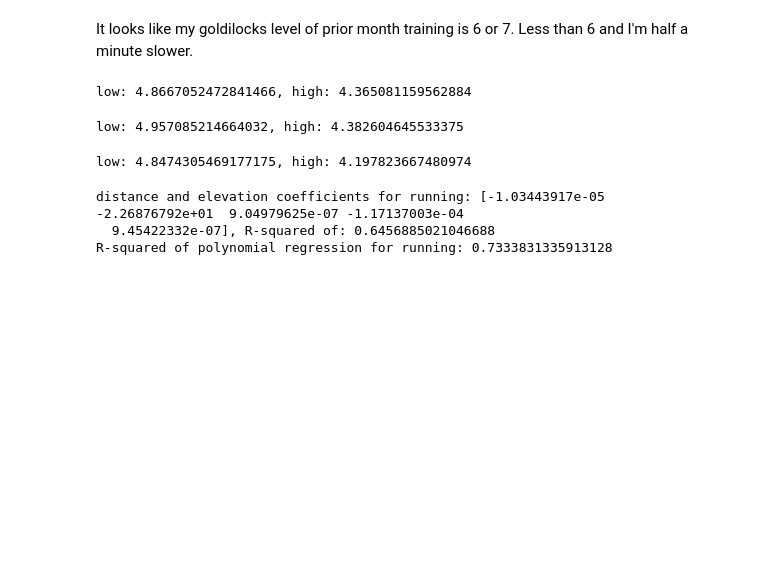
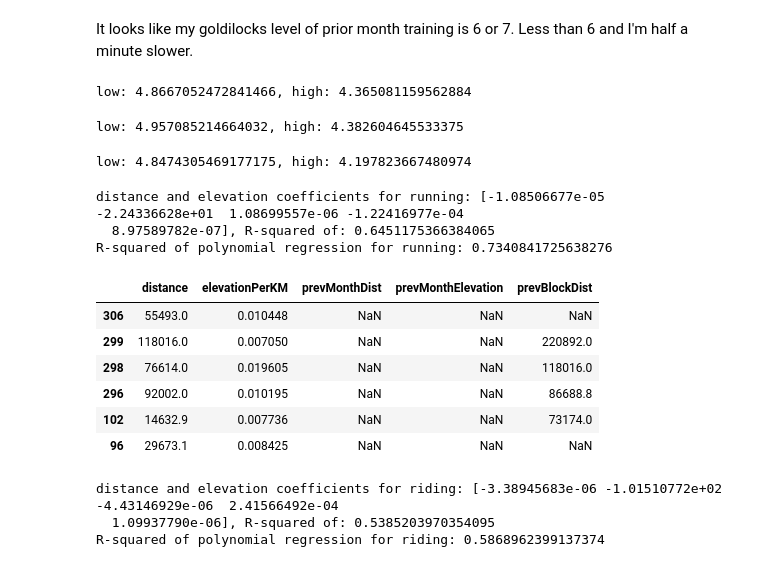
Before and after one commit to dougiebudge/stravaExperiment, a Jupyter notebook: explore.ipynb, the cells around one changed output. Saved outputs shown, nothing was run; the diff lists cells and outputs as text; code cells hidden in the pictures; blank space fills up the shorter version.

```diff
--- a/explore.ipynb
+++ b/explore.ipynb
@@ -464,10 +464,11 @@ print("low: {}, high: {}".format(low_load["pace"].mean(),high_load["pace"].mean(
 # %% [output]
 low: 4.8474305469177175, high: 4.197823667480974
 # %%
+runs= df.loc[df["type"]=="Run"]
 runsData= runs[["distance","elevationPerKM","prevMonthDist","prevMonthElevation","prevBlockDist"]]
-runsData.prevMonthDist.fillna(runsData.prevMonthDist.median(), inplace=True)
-runsData.prevMonthElevation.fillna(runsData.prevMonthElevation.median(), inplace=True)
-runsData.prevBlockDist.fillna(runsData.prevBlockDist.median(), inplace=True)
+runsData.prevMonthDist.fillna(0, inplace=True)
+runsData.prevMonthElevation.fillna(0, inplace=True)
+runsData.prevBlockDist.fillna(0, inplace=True)
 X=runsData
 y=runs["average_speed"]
 regr.fit(X,y)
@@ -475,6 +476,36 @@ model.fit(X,y)
 print("distance and elevation coefficients for running: {}, R-squared of: {}".format(regr.coef_,regr.score(X,y)))
 print("R-squared of polynomial regression for running: {}".format(model.score(X,y)))
 # %% [output]
-distance and elevation coefficients for running: [-1.03443917e-05 -2.26876792e+01  9.04979625e-07 -1.17137003e-04
-  9.45422332e-07], R-squared of: 0.6456885021046688
-R-squared of polynomial regression for running: 0.7333831335913128
+distance and elevation coefficients for running: [-1.08506677e-05 -2.24336628e+01  1.08699557e-06 -1.22416977e-04
+  8.97589782e-07], R-squared of: 0.6451175366384065
+R-squared of polynomial regression for running: 0.7340841725638276
+# %%
+rides= df.loc[df["type"]=="Ride"]
+ridesData= rides[["distance","elevationPerKM","prevMonthDist","prevMonthElevation","prevBlockDist"]]
+
+# [print_nulls(i) for i in ridesData.columns]
+ridesData.loc[ridesData["prevMonthDist"].isnull()]
+# %% [output]
+|  | distance | elevationPerKM | prevMonthDist | prevMonthElevation | prevBlockDist |
+| 306 | 55493.0 | 0.010448 | NaN | NaN | NaN |
+| 299 | 118016.0 | 0.007050 | NaN | NaN | 220892.0 |
+| 298 | 76614.0 | 0.019605 | NaN | NaN | 118016.0 |
+| 296 | 92002.0 | 0.010195 | NaN | NaN | 86688.8 |
+| 102 | 14632.9 | 0.007736 | NaN | NaN | 73174.0 |
+| 96 | 29673.1 | 0.008425 | NaN | NaN | NaN |
+# %%
+rides= df.loc[df["type"]=="Ride"]
+ridesData= rides[["distance","elevationPerKM","prevMonthDist","prevMonthElevation","prevBlockDist"]]
+ridesData.prevMonthDist.fillna(0, inplace=True)
+ridesData.prevMonthElevation.fillna(0, inplace=True)
+ridesData.prevBlockDist.fillna(0, inplace=True)
+X=ridesData
+y=rides["average_speed"]
+regr.fit(X,y)
+model.fit(X,y)
+print("distance and elevation coefficients for riding: {}, R-squared of: {}".format(regr.coef_,regr.score(X,y)))
+print("R-squared of polynomial regression for riding: {}".format(model.score(X,y)))
+# %% [output]
+distance and elevation coefficients for riding: [-3.38945683e-06 -1.01510772e+02 -4.43146929e-06  2.41566492e-04
+  1.09937790e-06], R-squared of: 0.5385203970354095
+R-squared of polynomial regression for riding: 0.5868962399137374
```
Also changed, not shown: parts of 6 cells of this notebook, 2 other files.
